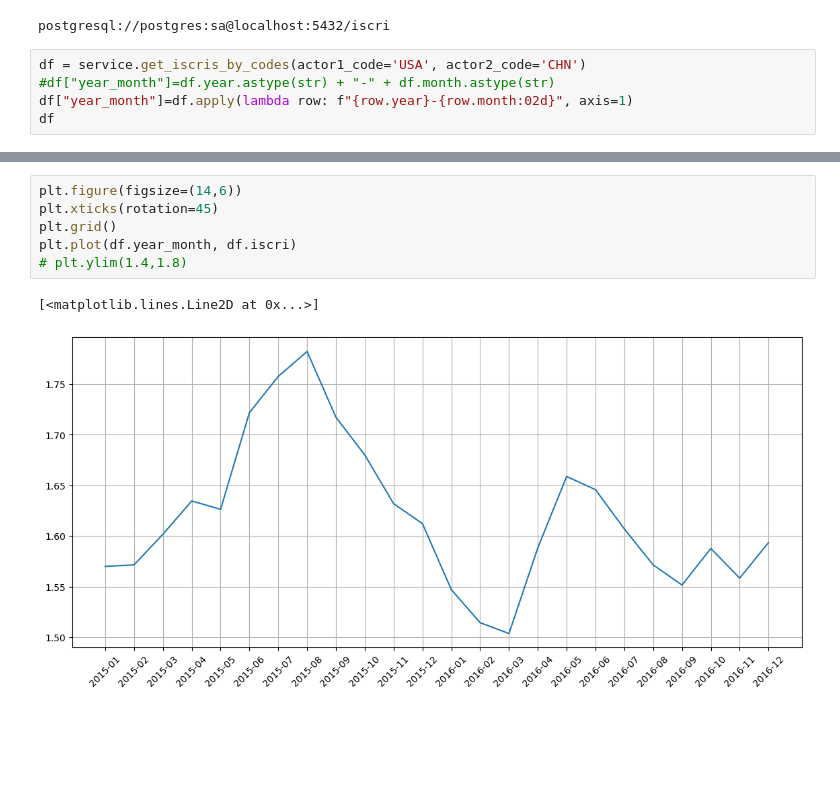
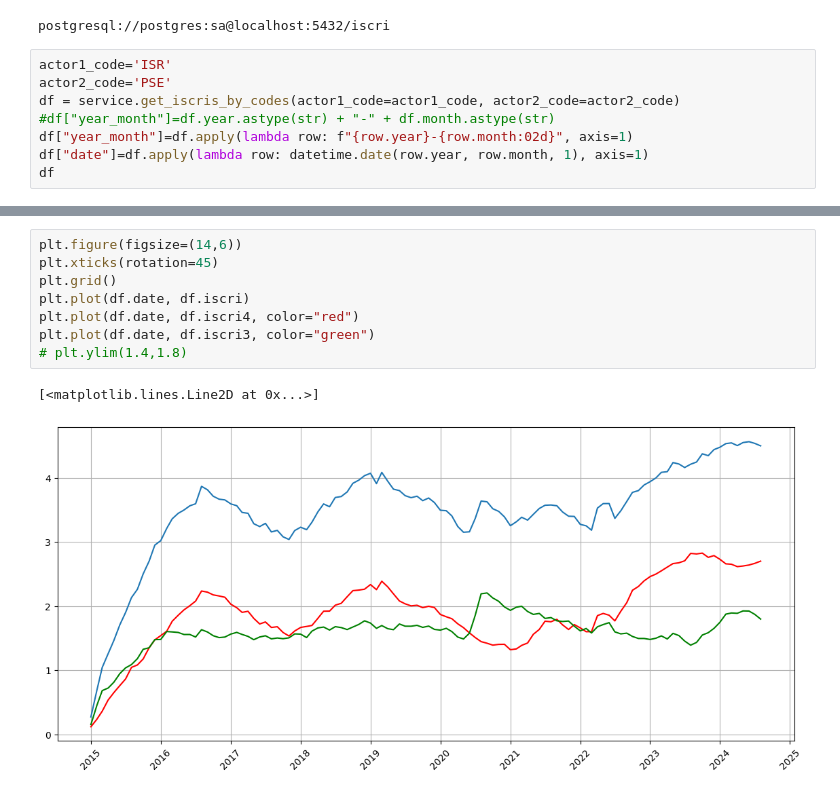
Before and after one commit to cyrilvincent/iscri, a Jupyter notebook: iscri_plot.ipynb, the cells around one changed output, grey strips where cells are left out. Saved outputs shown, nothing was run; the diff lists cells and outputs as text; blank space fills up the shorter version.

```diff
--- a/iscri_plot.ipynb
+++ b/iscri_plot.ipynb
@@ -36,8 +37,11 @@ service = JupyterService(context)
 # %% [output]
 postgresql://postgres:sa@localhost:5432/iscri
 # %%
-df = service.get_iscris_by_codes(actor1_code='USA', actor2_code='CHN')
+actor1_code='ISR'
+actor2_code='PSE'
+df = service.get_iscris_by_codes(actor1_code=actor1_code, actor2_code=actor2_code)
 #df["year_month"]=df.year.astype(str) + "-" + df.month.astype(str)
 df["year_month"]=df.apply(lambda row: f"{row.year}-{row.month:02d}", axis=1)
+df["date"]=df.apply(lambda row: datetime.date(row.year, row.month, 1), axis=1)
 df
 # %% [output]
@@ -62,12 +62,14 @@ SELECT * FROM iscri WHERE actor1_code = 'USA' AND actor2_code = 'CHN' order by y
 # %%
 plt.figure(figsize=(14,6))
 plt.xticks(rotation=45)
 plt.grid()
-plt.plot(df.year_month, df.iscri)
+plt.plot(df.date, df.iscri)
+plt.plot(df.date, df.iscri4, color="red")
+plt.plot(df.date, df.iscri3, color="green")
 # plt.ylim(1.4,1.8)
 # %% [output]
 [<matplotlib.lines.Line2D at 0x...>]
-[figure, old version]
+[figure, new version]
 # %%
 fig = go.Figure()
 
```
Also changed, not shown: parts of 4 cells of this notebook, 7 other files.
